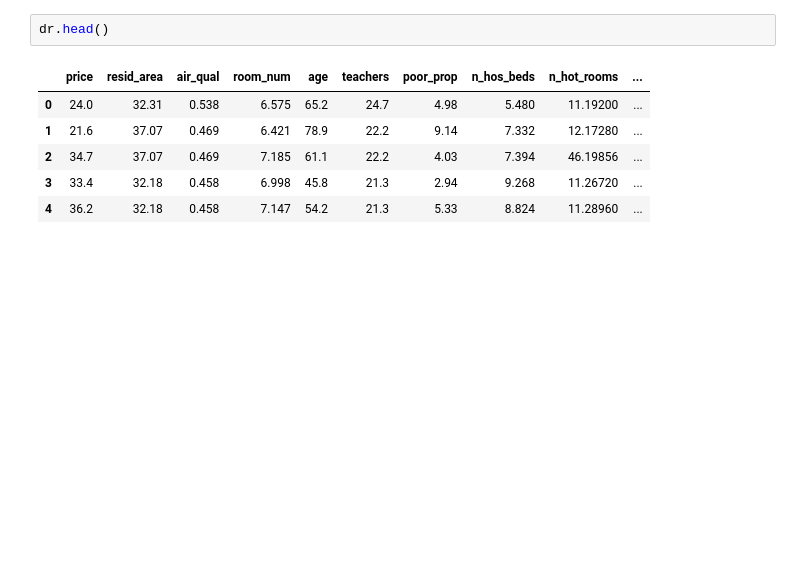
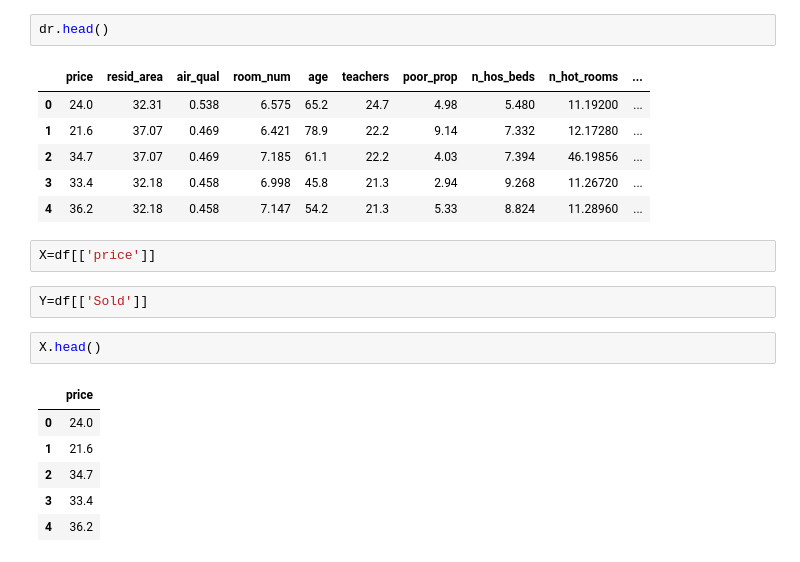
Before and after one commit to sarangsvkm/Machine-Learning-code, a Jupyter notebook: EDD.ipynb, the cells around one changed output. Saved outputs shown, nothing was run; the diff lists cells and outputs as text; blank space fills up the shorter version.

```diff
--- a/EDD.ipynb
+++ b/EDD.ipynb
@@ -270,3 +270,16 @@ dr.head()
 | 2 | 34.7 | 37.07 | 0.469 | 7.185 | 61.1 | 22.2 | 4.03 | 7.394 | 46.19856 | ... |
 | 3 | 33.4 | 32.18 | 0.458 | 6.998 | 45.8 | 21.3 | 2.94 | 9.268 | 11.26720 | ... |
 | 4 | 36.2 | 32.18 | 0.458 | 7.147 | 54.2 | 21.3 | 5.33 | 8.824 | 11.28960 | ... |
+# %%
+X=df[['price']]
+# %%
+Y=df[['Sold']]
+# %%
+X.head()
+# %% [output]
+|  | price |
+| 0 | 24.0 |
+| 1 | 21.6 |
+| 2 | 34.7 |
+| 3 | 33.4 |
+| 4 | 36.2 |
```
Also changed, not shown: parts of 64 cells of this notebook, 3 other files.
